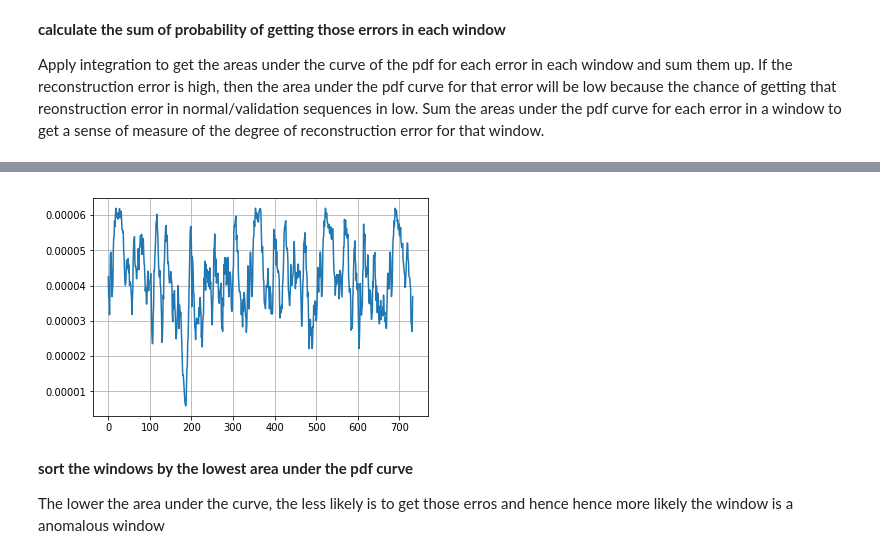
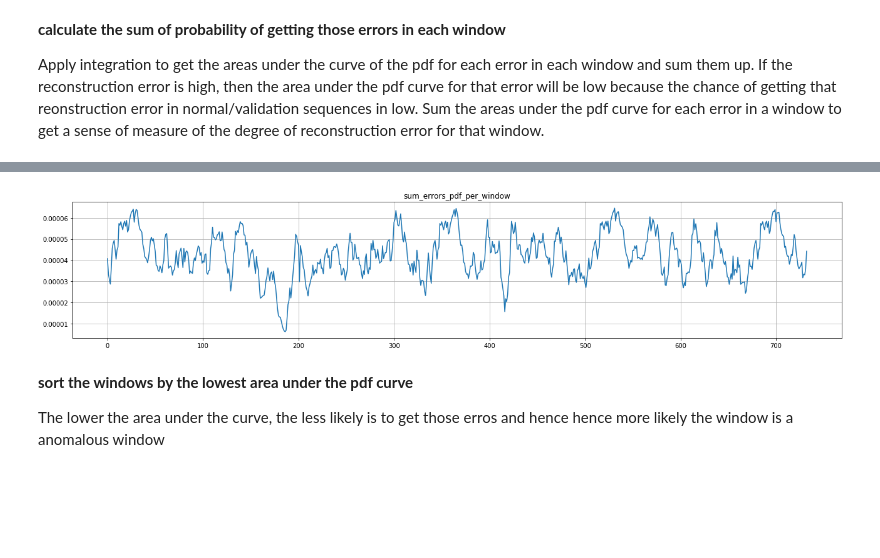
Before and after one commit to LinuxAI-PKU/ml-workspace, a Jupyter notebook: lstm-auto-encoder-counters-data-1.1.ipynb, the cells around one changed output, grey strips where cells are left out. Drawn from its saved outputs; the diff is of its cells as text; code cells hidden in the pictures; blank space fills up the shorter version.

```diff
--- a/lstm-auto-encoder-counters-data-1.1.ipynb
+++ b/lstm-auto-encoder-counters-data-1.1.ipynb
@@ -511,8 +511,10 @@ sum_errors_pdf_per_window[0]
 # %%
+plt.figure(figsize=(22, 4))
 plt.plot(sum_errors_pdf_per_window)
+plt.title('sum_errors_pdf_per_window')
 plt.grid(True, which='both');
 # %% [output]
-[figure, old version]
+[figure, new version]
 # %% [markdown]
 **sort the windows by the lowest area under the pdf curve**
 
```
Also changed, not shown: parts of 38 cells of this notebook.
